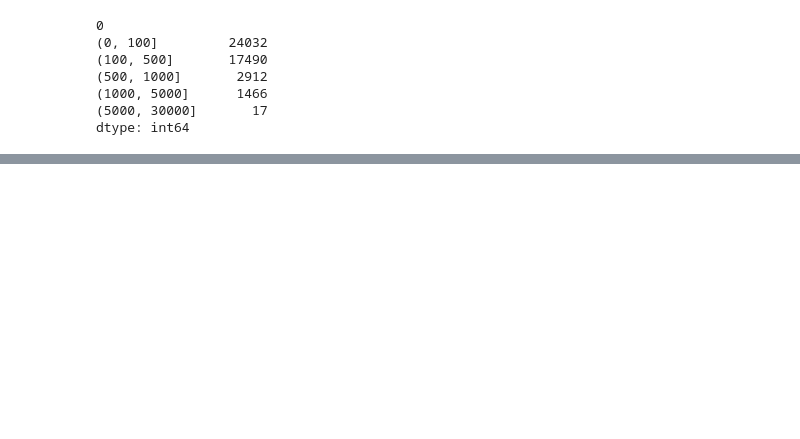
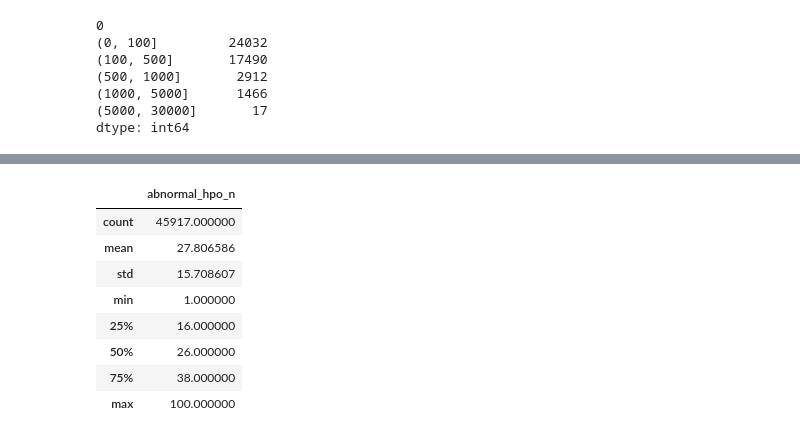
Before and after one commit to TheJacksonLaboratory/MIMIC_HPO, a Jupyter notebook: src/main/resources/EDA.ipynb, the cells around one changed output, grey strips where cells are left out. Saved outputs shown, nothing was run; the diff lists cells and outputs as text; code cells hidden in the pictures; blank space fills up the shorter version.

```diff
--- a/src/main/resources/EDA.ipynb
+++ b/src/main/resources/EDA.ipynb
@@ -197,0 +194,12 @@ combined.groupby([patient_id])
+# %%
+unique_abnormal_hp_count.describe()
+# %% [output]
+|  | abnormal_hpo_n |
+| count | 45917.000000 |
+| mean | 27.806586 |
+| std | 15.708607 |
+| min | 1.000000 |
+| 25% | 16.000000 |
+| 50% | 26.000000 |
+| 75% | 38.000000 |
+| max | 100.000000 |
```
Also changed, not shown: parts of 25 cells of this notebook.
